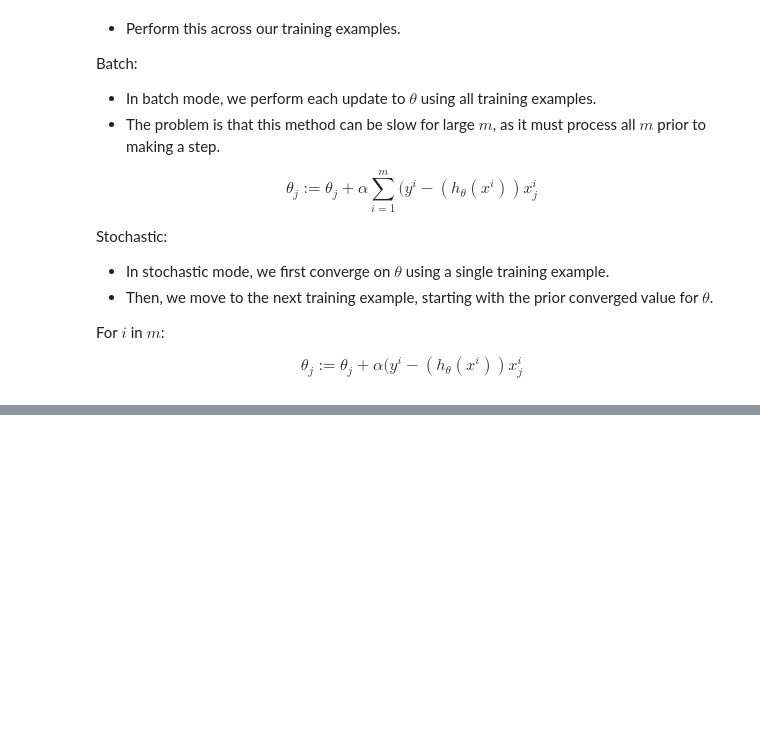
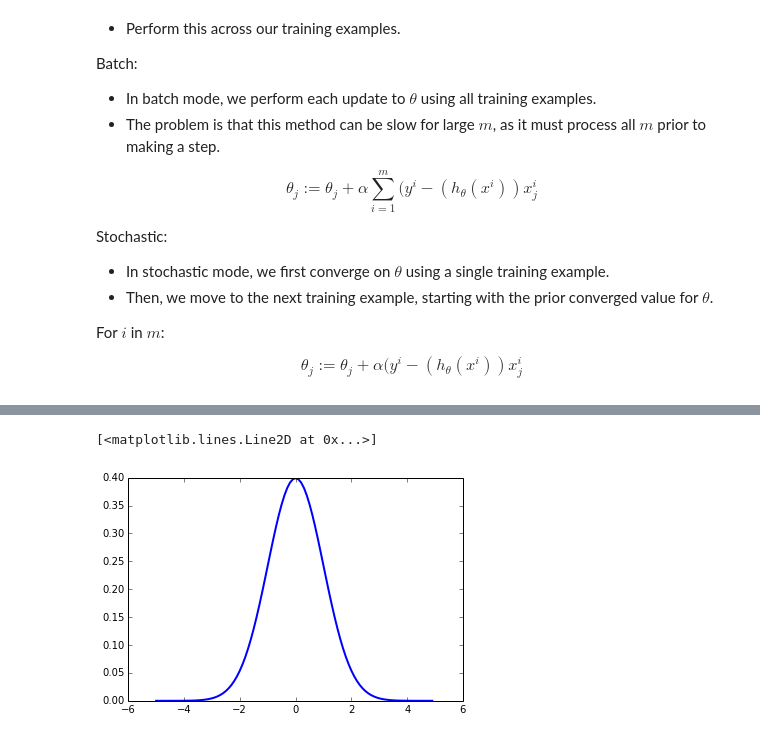
Before and after one commit to lmart999/CS229_ISL, a Jupyter notebook: Linear Regression.ipynb, the cells around one changed output, grey strips where cells are left out. Cells and saved outputs as stored; diff of their text form; code cells hidden in the pictures; blank space fills up the shorter version.

```diff
--- a/Linear Regression.ipynb
+++ b/Linear Regression.ipynb
@@ -97,0 +126,9 @@ gradient descent always converges (assuming the learning rate α is not too larg
+# %%
+import scipy.stats as stats
+u,s=0,1
+rv = stats.norm(loc=u,scale=s)
+x = np.arange(-5,5,0.1)
+plt.plot(x,rv.pdf(x),lw=2,color='b')
+# %% [output]
+[<matplotlib.lines.Line2D at 0x...>]
+[figure, added]
```
Also changed, not shown: parts of 22 cells of this notebook.
